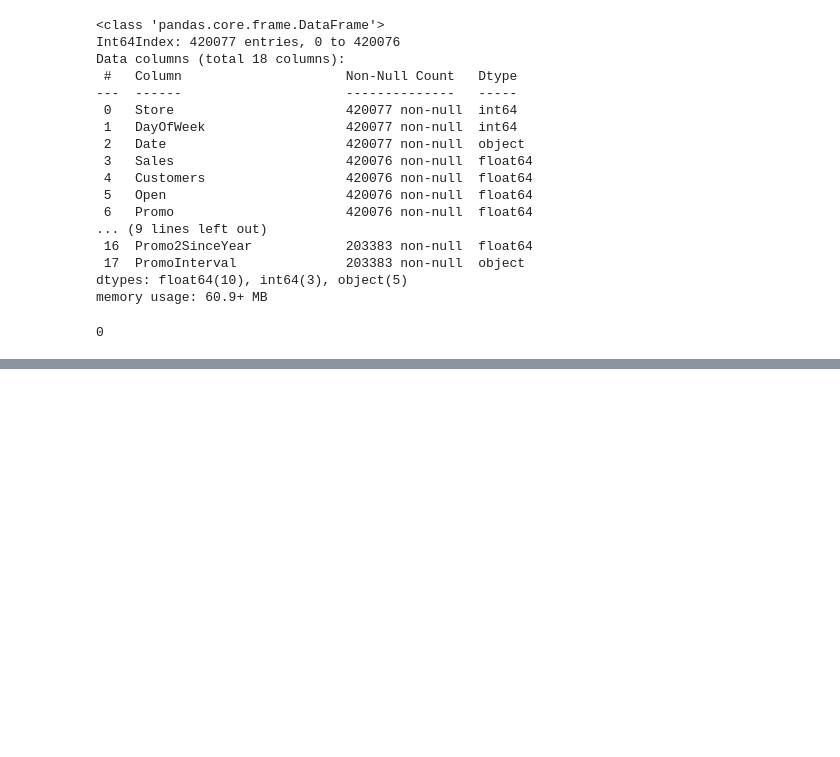
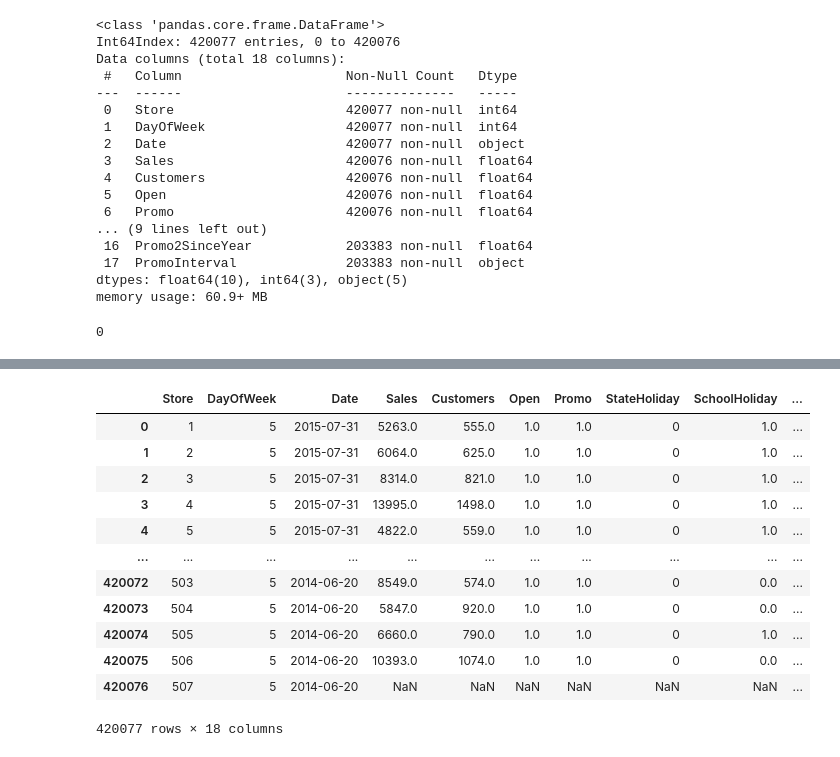
Before and after one commit to Shweta-Shivhare/Rossmann_Retail_Sales_Prediction_Capstone_Project_2, a Jupyter notebook: Rossmann_Retail_Sales_Prediction_Shweta_Shivhare_Capstone_Project_2.ipynb, the cells around one changed output, grey strips where cells are left out. Saved outputs shown, nothing was run; the diff lists cells and outputs as text; code cells hidden in the pictures; blank space fills up the shorter version.

```diff
--- a/Rossmann_Retail_Sales_Prediction_Shweta_Shivhare_Capstone_Project_2.ipynb
+++ b/Rossmann_Retail_Sales_Prediction_Shweta_Shivhare_Capstone_Project_2.ipynb
@@ -142,0 +196,16 @@ len(df[df.duplicated()])
+# %%
+df.drop_duplicates()
+# %% [output]
+|  | Store | DayOfWeek | Date | Sales | Customers | Open | Promo | StateHoliday | SchoolHoliday | ... |
+| 0 | 1 | 5 | 2015-07-31 | 5263.0 | 555.0 | 1.0 | 1.0 | 0 | 1.0 | ... |
+| 1 | 2 | 5 | 2015-07-31 | 6064.0 | 625.0 | 1.0 | 1.0 | 0 | 1.0 | ... |
+| 2 | 3 | 5 | 2015-07-31 | 8314.0 | 821.0 | 1.0 | 1.0 | 0 | 1.0 | ... |
+| 3 | 4 | 5 | 2015-07-31 | 13995.0 | 1498.0 | 1.0 | 1.0 | 0 | 1.0 | ... |
+| 4 | 5 | 5 | 2015-07-31 | 4822.0 | 559.0 | 1.0 | 1.0 | 0 | 1.0 | ... |
+| ... | ... | ... | ... | ... | ... | ... | ... | ... | ... | ... |
+| 420072 | 503 | 5 | 2014-06-20 | 8549.0 | 574.0 | 1.0 | 1.0 | 0 | 0.0 | ... |
+| 420073 | 504 | 5 | 2014-06-20 | 5847.0 | 920.0 | 1.0 | 1.0 | 0 | 0.0 | ... |
+| 420074 | 505 | 5 | 2014-06-20 | 6660.0 | 790.0 | 1.0 | 1.0 | 0 | 1.0 | ... |
+| 420075 | 506 | 5 | 2014-06-20 | 10393.0 | 1074.0 | 1.0 | 1.0 | 0 | 0.0 | ... |
+| 420076 | 507 | 5 | 2014-06-20 | NaN | NaN | NaN | NaN | NaN | NaN | ... |
+420077 rows × 18 columns
```
Also changed, not shown: parts of 7 cells of this notebook.
